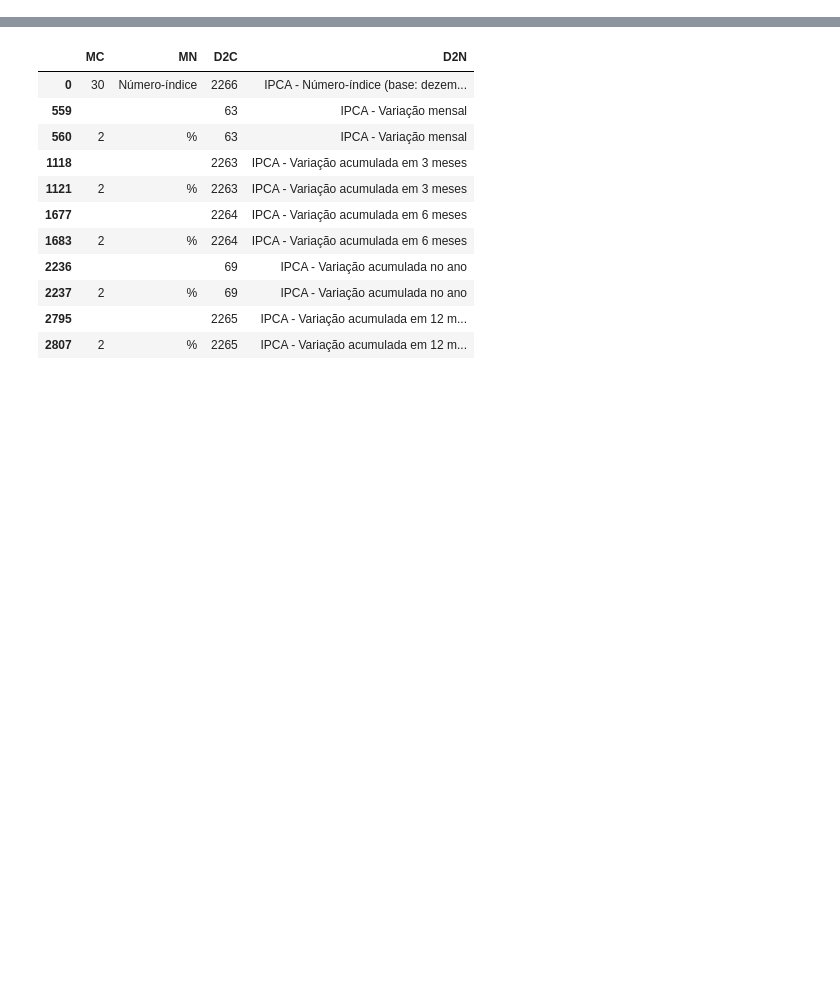
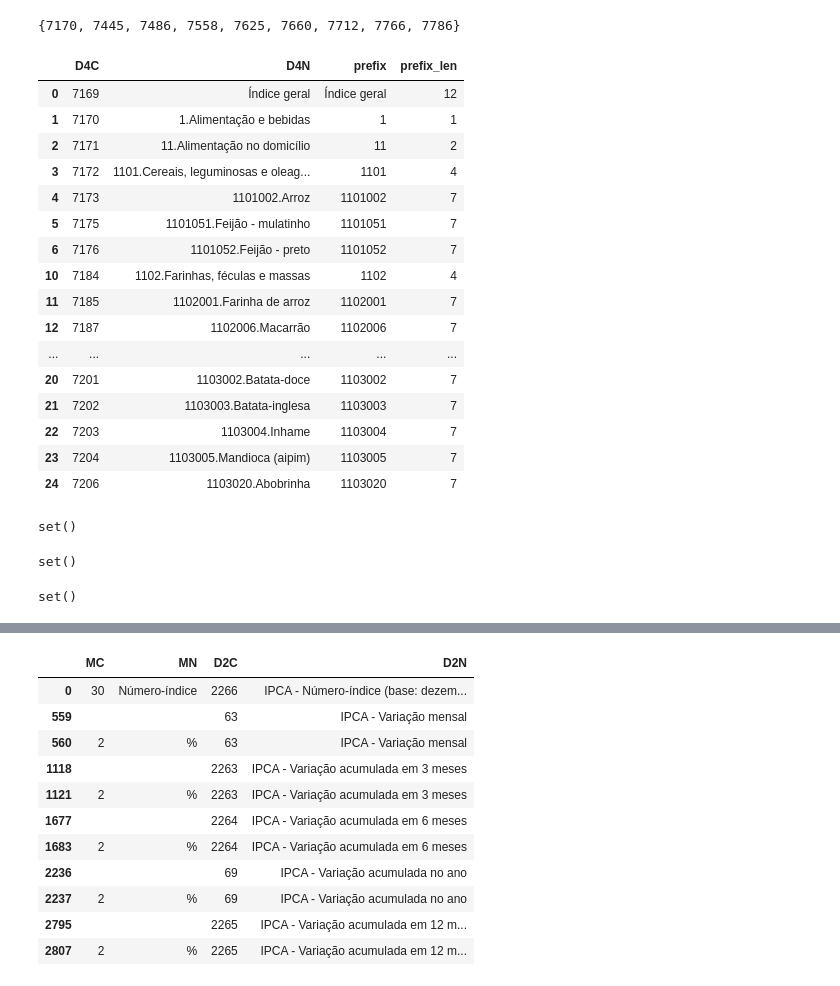
Before and after one commit to IncomeView/inflation_bcb, a Jupyter notebook: notebooks/00.analise_api.ipynb, the cells around one changed output, grey strips where cells are left out. Saved outputs shown, nothing was run; the diff lists cells and outputs as text; code cells hidden in the pictures; blank space fills up the shorter version.

```diff
--- a/notebooks/00.analise_api.ipynb
+++ b/notebooks/00.analise_api.ipynb
@@ -17,0 +53,17 @@ df.head()
+# %%
+
+# garantir D4C numérico
+df["D4C"] = pd.to_numeric(df["D4C"], errors="coerce").astype("Int64")
+df = df.dropna(subset=["D4C"])
+df["D4C"] = df["D4C"].astype(int)
+
+codigos = df[["D4C", "D4N"]].drop_duplicates().sort_values("D4C")
+
+codigos["prefix"] = codigos["D4N"].str.split(".").str[0]
+codigos["prefix_len"] = codigos["prefix"].str.len()
+
+cod_geral = codigos[codigos["D4N"] == "Índice geral"]["D4C"].tolist()
+cod_grupos = codigos[codigos["prefix_len"] == 1]["D4C"].tolist()
+cod_subgrupos = codigos[codigos["prefix_len"] == 2]["D4C"].tolist()
+cod_itens = codigos[codigos["prefix_len"] == 4]["D4C"].tolist()
+cod_subitens = codigos[codigos["prefix_len"] == 7]["D4C"].tolist()
@@ -17,0 +110,32 @@ df.head()
+# %%
+set(cod_grupos) - set(df_indice["categoria"].unique())
+# %% [output]
+{7170, 7445, 7486, 7558, 7625, 7660, 7712, 7766, 7786}
+# %%
+codigos[["D4C", "D4N", "prefix", "prefix_len"]].head(20)
+# %% [output]
+|  | D4C | D4N | prefix | prefix_len |
+| 0 | 7169 | Índice geral | Índice geral | 12 |
+| 1 | 7170 | 1.Alimentação e bebidas | 1 | 1 |
+| 2 | 7171 | 11.Alimentação no domicílio | 11 | 2 |
+| 3 | 7172 | 1101.Cereais, leguminosas e oleag... | 1101 | 4 |
+| 4 | 7173 | 1101002.Arroz | 1101002 | 7 |
+| 5 | 7175 | 1101051.Feijão - mulatinho | 1101051 | 7 |
+| 6 | 7176 | 1101052.Feijão - preto | 1101052 | 7 |
+| 10 | 7184 | 1102.Farinhas, féculas e massas | 1102 | 4 |
+| 11 | 7185 | 1102001.Farinha de arroz | 1102001 | 7 |
+| 12 | 7187 | 1102006.Macarrão | 1102006 | 7 |
+| ... | ... | ... | ... | ... |
+| 20 | 7201 | 1103002.Batata-doce | 1103002 | 7 |
+| 21 | 7202 | 1103003.Batata-inglesa | 1103003 | 7 |
+| 22 | 7203 | 1103004.Inhame | 1103004 | 7 |
+| 23 | 7204 | 1103005.Mandioca (aipim) | 1103005 | 7 |
+| 24 | 7206 | 1103020.Abobrinha | 1103020 | 7 |
+# %%
+set(cod_grupos) & set(df_indice["categoria"].unique())
+# %% [output]
+set()
+# %%
+set(cod_subgrupos) & set(df_indice["categoria"].unique())
+# %% [output]
+set()
@@ -17,0 +157,4 @@ df.head()
+# %%
+set(cod_grupos) & set(df_indice["categoria"].unique())
+# %% [output]
+set()
```
Also changed, not shown: parts of 15 cells of this notebook, 10 other files.
